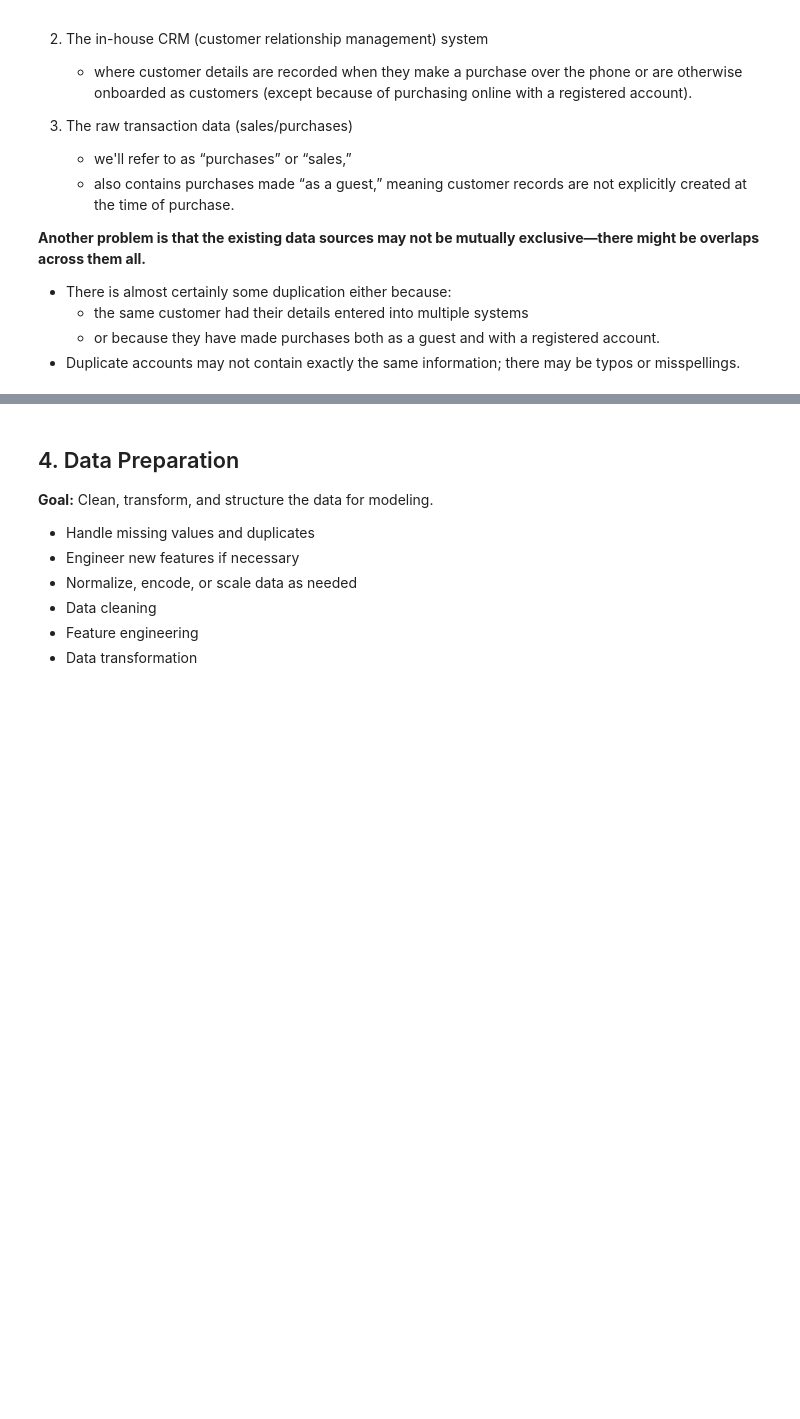
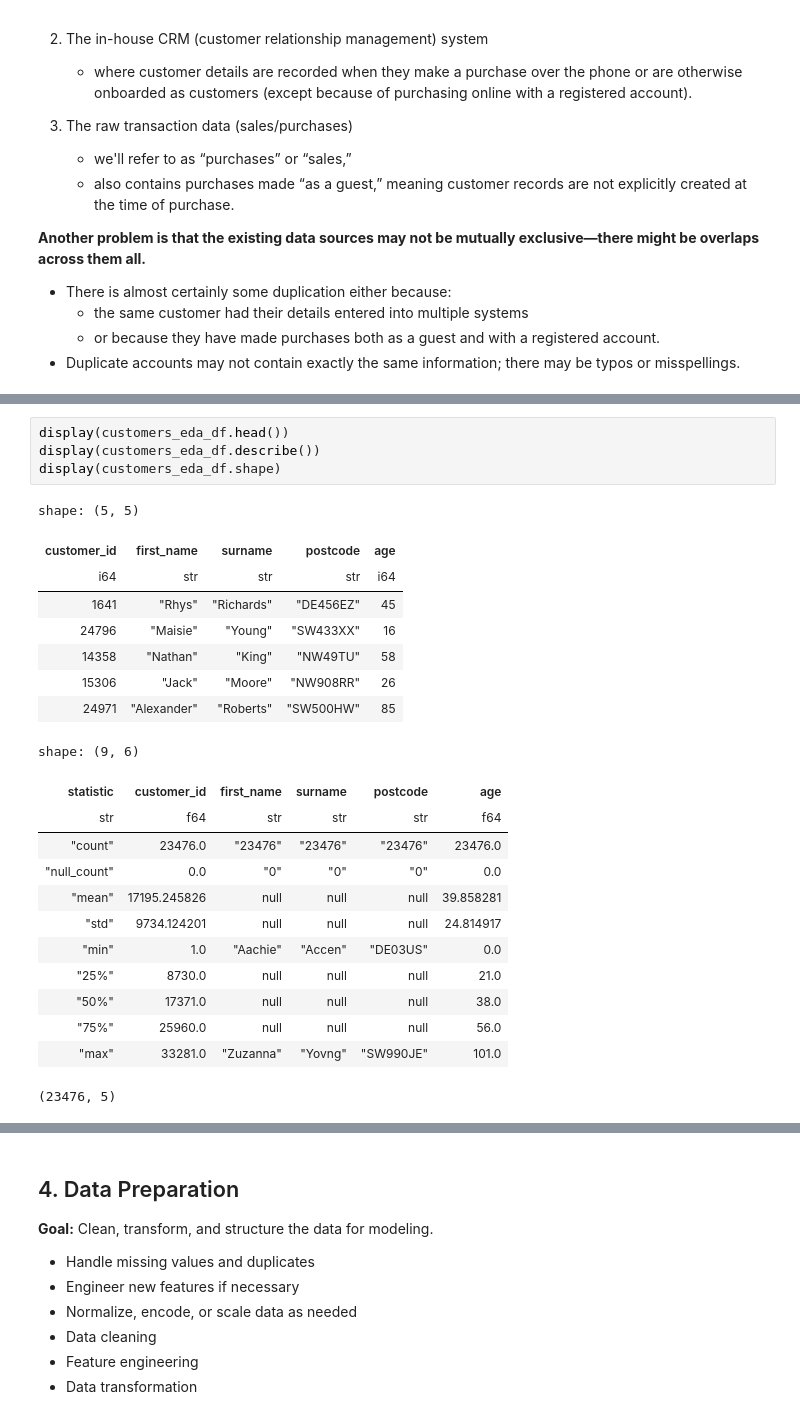
Before and after one commit to chrispaynes/OSDSC-Portfolio, a Jupyter notebook: analytics/customer_identification/main.ipynb, the cells around one changed output, grey strips where cells are left out. Drawn from its saved outputs; the diff is of its cells as text; blank space fills up the shorter version.

```diff
--- a/analytics/customer_identification/main.ipynb
+++ b/analytics/customer_identification/main.ipynb
@@ -68,0 +172,26 @@ However, before they do any serious analysis, they need to be able to count thei
+# %%
+display(customers_eda_df.head())
+display(customers_eda_df.describe())
+display(customers_eda_df.shape)
+# %% [output]
+shape: (5, 5)
+| customer_id | first_name | surname | postcode | age |
+| i64 | str | str | str | i64 |
+| 1641 | "Rhys" | "Richards" | "DE456EZ" | 45 |
+| 24796 | "Maisie" | "Young" | "SW433XX" | 16 |
+| 14358 | "Nathan" | "King" | "NW49TU" | 58 |
+| 15306 | "Jack" | "Moore" | "NW908RR" | 26 |
+| 24971 | "Alexander" | "Roberts" | "SW500HW" | 85 |
+shape: (9, 6)
+| statistic | customer_id | first_name | surname | postcode | age |
+| str | f64 | str | str | str | f64 |
+| "count" | 23476.0 | "23476" | "23476" | "23476" | 23476.0 |
+| "null_count" | 0.0 | "0" | "0" | "0" | 0.0 |
+| "mean" | 17195.245826 | null | null | null | 39.858281 |
+| "std" | 9734.124201 | null | null | null | 24.814917 |
+| "min" | 1.0 | "Aachie" | "Accen" | "DE03US" | 0.0 |
+| "25%" | 8730.0 | null | null | null | 21.0 |
+| "50%" | 17371.0 | null | null | null | 38.0 |
+| "75%" | 25960.0 | null | null | null | 56.0 |
+| "max" | 33281.0 | "Zuzanna" | "Yovng" | "SW990JE" | 101.0 |
+(23476, 5)
```
Also changed, not shown: parts of 17 cells of this notebook.
